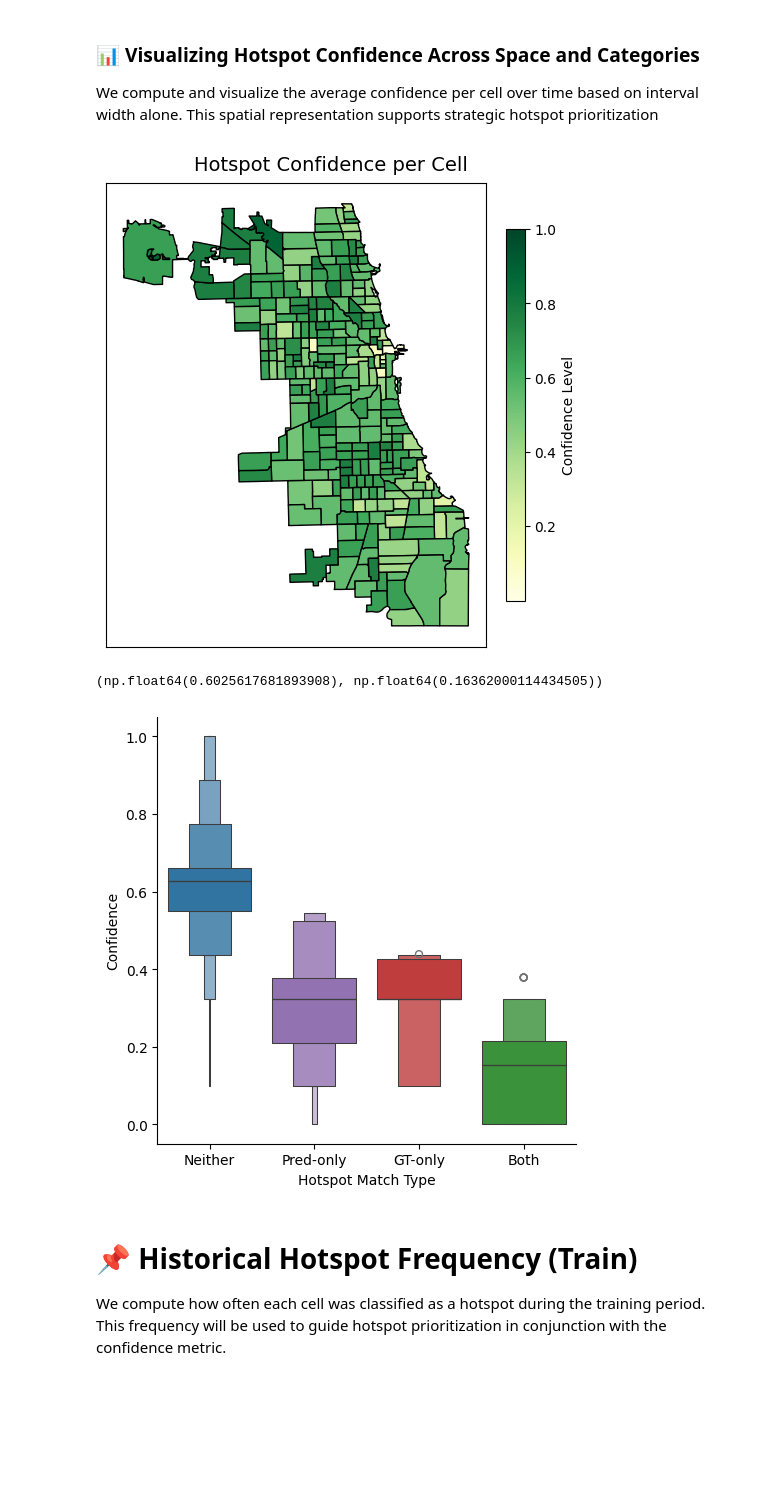
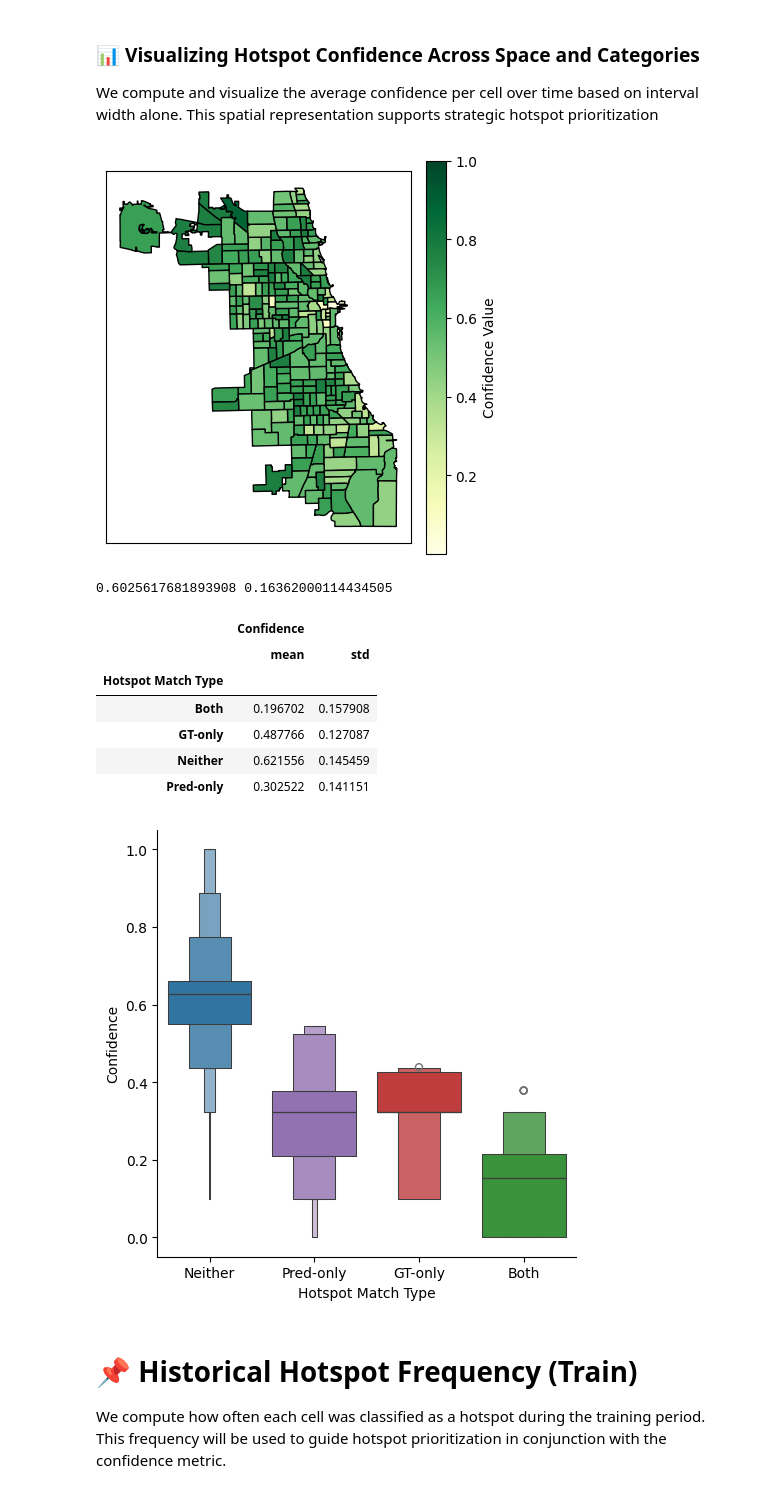
Before and after one commit to cristian-pulido/uncertainty-informed-decision-making, a Jupyter notebook: articulos/uncertainty-hotspots/experiments/chicago_real_data/04_uncertainty_analiysis.ipynb, the cells around one changed output. Saved outputs shown, nothing was run; the diff lists cells and outputs as text; code cells hidden in the pictures; blank space fills up the shorter version.

Commit message:
save figures for paper

```diff
--- a/articulos/uncertainty-hotspots/experiments/chicago_real_data/04_uncertainty_analiysis.ipynb
+++ b/articulos/uncertainty-hotspots/experiments/chicago_real_data/04_uncertainty_analiysis.ipynb
@@ -300,9 +320,10 @@ The following map shows the **spatial distribution of misscoverage**, highlighti
 # %%
 grid_true, _ = predictions_to_grid(X_test, y_test, y_test, grid_size, aggregate=False)
 
-miss_coverage=compute_misscoverage_per_cell(grid_true, y_min, y_max,X_test)
-misscoverage_grid, overall_misscoverage, std_misscoverage,avg_error_outside,std_error_outside=compute_overall_misscoverage(miss_coverage)
-df_misscoverage=grid_to_dataframe(misscoverage_grid, coord_to_beat_map, value_name="miss_coverage")
+miss_coverage=compute_miscoverage_per_cell(grid_true, y_min, y_max,X_test)
+miscoverage_grid, overall_miscoverage, std_miscoverage,avg_error_outside,std_error_outside=compute_overall_miscoverage(miss_coverage)
+df_misscoverage=grid_to_dataframe(miscoverage_grid, coord_to_beat_map, value_name="miss_coverage")
+df_misscoverage["miss_coverage"]*=100
 
 
 width_intervals=compute_interval_width_per_sample(np.repeat(y_min[None, :, :], test_days, axis=0),
@@ -316,15 +337,17 @@ plot_prediction_maps(
     gdf_base=gdf[["BEAT_NUM", "geometry"]],
     df_list=[df_misscoverage, df_width_grid],
     columns=["miss_coverage", "interval_width"],
-    titles=["Misscoverage per Cell", "Interval Width per Cell"],
+    titles=["Miscoverage per Cell", "Interval Width per Cell"],
     cmap="viridis",
     share_colorbar=False,
-    colorbar_labels=["Misscoverage (%)", "Interval Width"],
-    suptitle="Confidence Metrics",
-    figsize=(8, 4)
+    colorbar_labels=["Miscoverage Rate (%)", "Interval Width"],
+    suptitle="Cell-wise Confidence Evaluation",
+    figsize=(8, 4),
+    percent_format=[True,False],
+    save_path="../../results/figures/confidence_metrics.pdf"
 )
 
-print(f"Average Misscoverage: {100 * overall_misscoverage:.2f}% ± {100 * std_misscoverage:.2f}%")
+print(f"Average Miscoverage: {100 * overall_miscoverage:.2f}% ± {100 * std_miscoverage:.2f}%")
 print(f"Average Distance Interval: { avg_error_outside:.2f} ± {std_error_outside:.2f}")
 print(f"Average interval width: {overall_width:.2f} ± {std_width:.2f}")
 # %% [output]
@@ -363,7 +386,7 @@ df_metrics = df_metrics.merge(coverage_per_cell, on=["row", "col"], how="left")
 df_metrics = df_metrics.rename(columns={
     "not_in_interval": "Outside Interval",
     "interval_width": "Interval Width",
-    "miss_coverage": "Misscoverage",
+    "miss_coverage": "Miscoverage",
     "distance_to_interval": "Distance to Interval"
 })
 # %% [markdown]
@@ -635,40 +664,50 @@ confidence_grid, _ = predictions_to_grid(confidence_df,
                                          confidence_df["Confidence"],
                                          confidence_df["Confidence"],
                                          grid_size,
                                          aggregate=False)
 
 df_confidence = grid_to_dataframe(confidence_grid, coord_to_beat_map, value_name="confidence")
 
 # Plot spatial confidence map
 plot_prediction_maps(
     gdf[["BEAT_NUM", "geometry"]],
     [df_confidence],
     columns=["confidence"],
     titles=[""],
     cmap="YlGn",
     share_colorbar=True,
-    suptitle="Hotspot Confidence per Cell",
-    figsize=(5, 5),
+    # suptitle="Hotspot Confidence per Cell",
+    figsize=(4, 5),
     edgecolor="black",
     vmin=None,
     vmax=None,
-    colorbar_labels=["Confidence Level"]
+    colorbar_labels=["Confidence Value"],
+    save_path="../../results/figures/confidence_map.pdf"
 )
 
 # Boxplot of confidence across hotspot types (excluding uncovered intervals)
-sns.catplot(
+g=sns.catplot(
     data=df_final[~df_final["Outside Interval"]],
     y="Confidence", x="Hotspot Match Type",
     hue="Hotspot Match Type", kind="boxen",
     palette=palette,
     hue_order=hue_order
 )
+g.savefig("../../results/figures/confidence_dist.pdf", format="pdf", bbox_inches="tight", dpi=300)
 
 # Print overall confidence statistics
-df_confidence["confidence"].mean(), df_confidence["confidence"].std()
+print(df_confidence["confidence"].mean(), df_confidence["confidence"].std())
+df_final.groupby(["Hotspot Match Type"]).agg({"Confidence":["mean","std"]})
 # %% [output]
-[figure, old version]
+[figure, new version]
-(np.float64(0.6025617681893908), np.float64(0.16362000114434505))
+0.6025617681893908 0.16362000114434505
+|  | Confidence |  |
+|  | mean | std |
+| Hotspot Match Type |  |  |
+| Both | 0.196702 | 0.157908 |
+| GT-only | 0.487766 | 0.127087 |
+| Neither | 0.621556 | 0.145459 |
+| Pred-only | 0.302522 | 0.141151 |
 [figure]
 # %% [markdown]
 # 📌 Historical Hotspot Frequency (Train)
```
Also changed, not shown: parts of 12 cells of this notebook, 18 other files.
